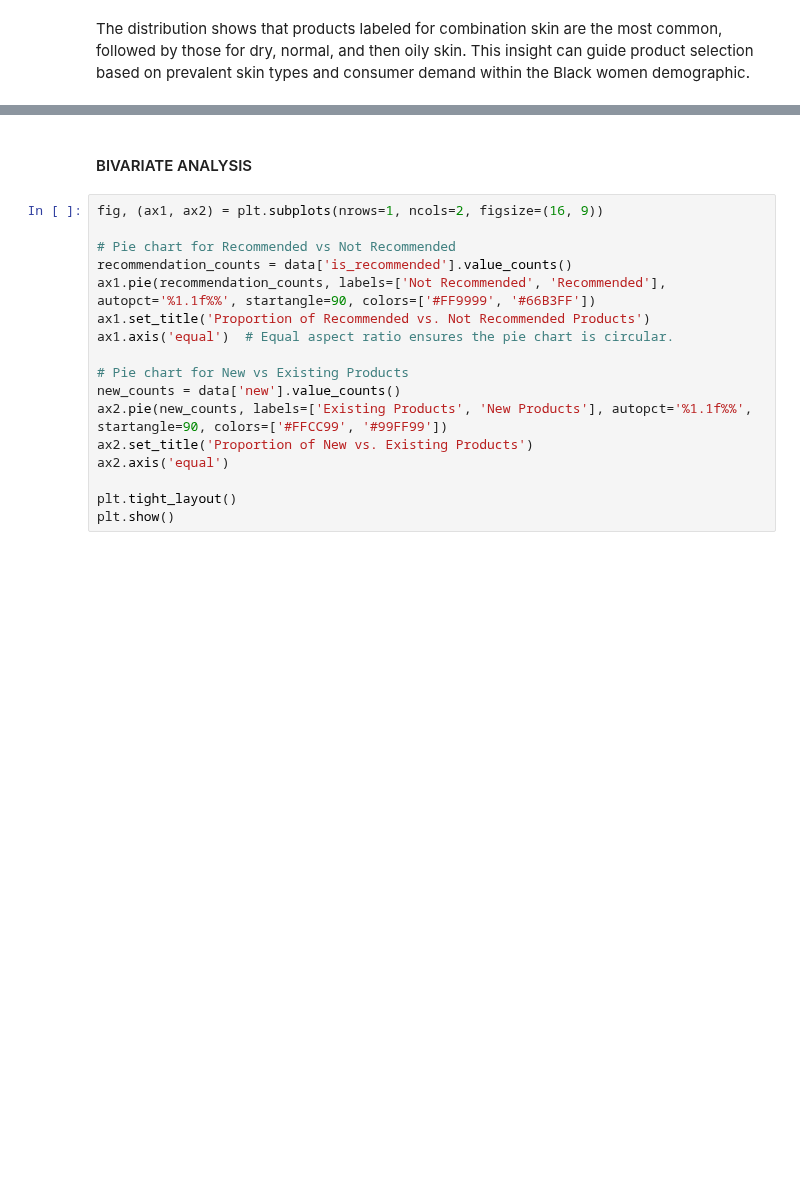
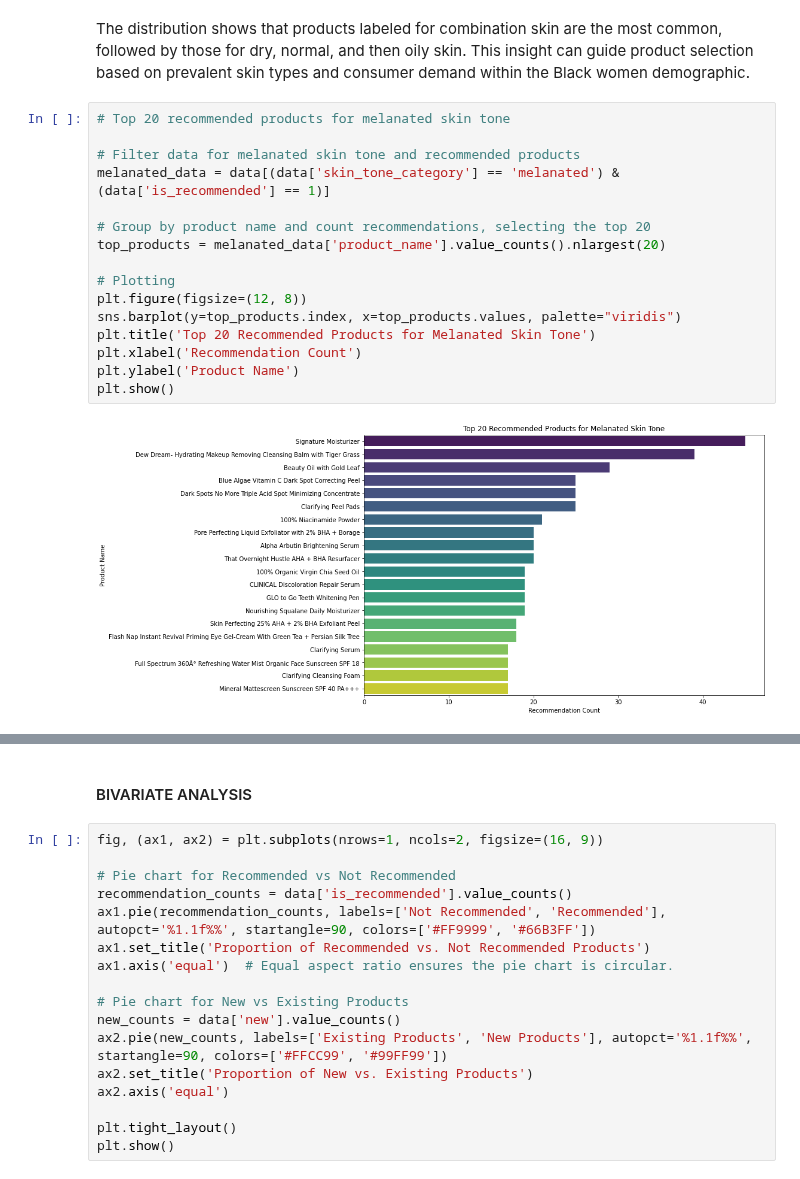
Before and after one commit to ECCHERUIYOT/AI-Powered-Recommendations-For-Melanin-Skin, a Jupyter notebook: index.ipynb, the cells around one changed output, grey strips where cells are left out. Drawn from its saved outputs; the diff is of its cells as text; blank space fills up the shorter version.

```diff
--- a/index.ipynb
+++ b/index.ipynb
@@ -353,2 +371,20 @@ plt.show()
 # %% [markdown]
 The distribution shows that products labeled for combination skin are the most common, followed by those for dry, normal, and then oily skin. This insight can guide product selection based on prevalent skin types and consumer demand within the Black women demographic.
+# %%
+# Top 20 recommended products for melanated skin tone
+
+# Filter data for melanated skin tone and recommended products
+melanated_data = data[(data['skin_tone_category'] == 'melanated') & (data['is_recommended'] == 1)]
+
+# Group by product name and count recommendations, selecting the top 20
+top_products = melanated_data['product_name'].value_counts().nlargest(20)
+
+# Plotting
+plt.figure(figsize=(12, 8))
+sns.barplot(y=top_products.index, x=top_products.values, palette="viridis")
+plt.title('Top 20 Recommended Products for Melanated Skin Tone')
+plt.xlabel('Recommendation Count')
+plt.ylabel('Product Name')
+plt.show()
+# %% [output]
+[figure, added]
```
Also changed, not shown: parts of 48 cells of this notebook, 2 other files.
